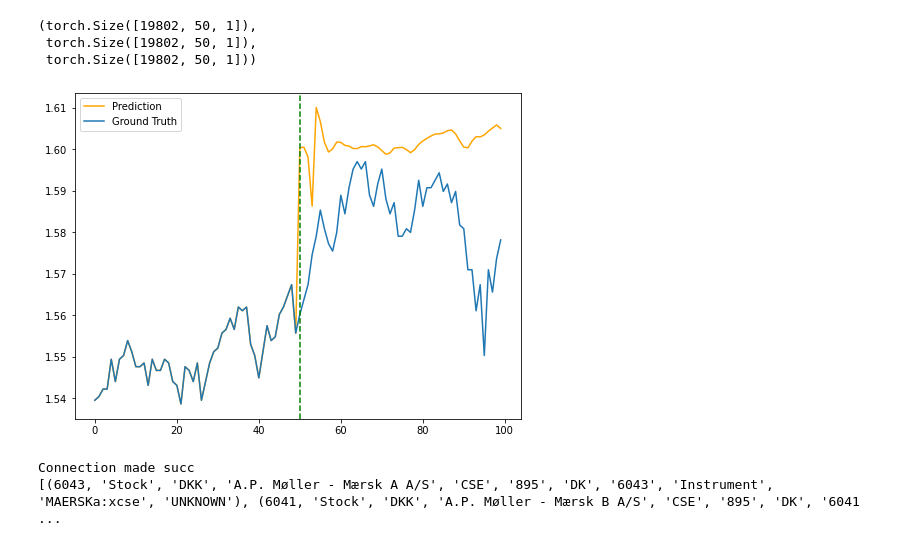
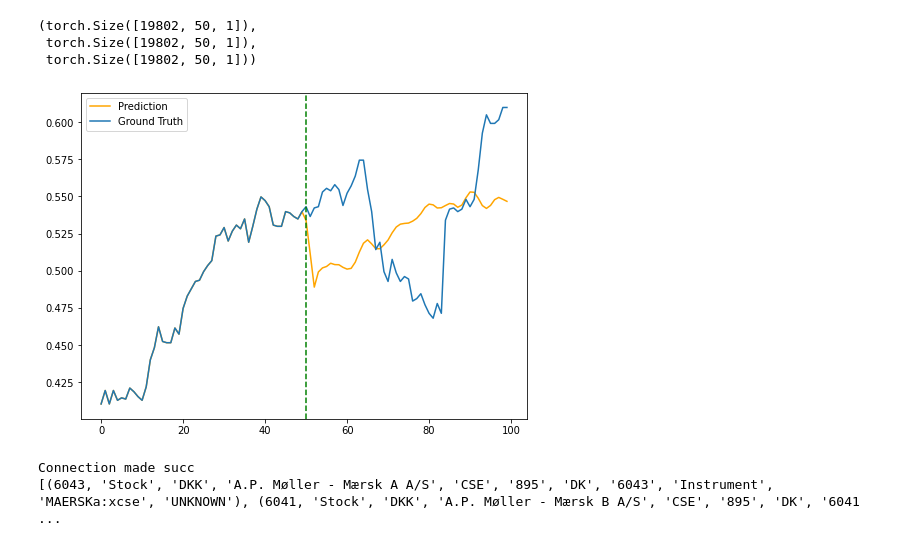
Before and after one commit to Biksbois/BiksStonks, a Jupyter notebook: Forcasting_Models/LSTM/Seq2Seq(Attention).ipynb, the cells around one changed output. Cells and saved outputs as stored; diff of their text form; code cells hidden in the pictures.

```diff
--- a/Forcasting_Models/LSTM/Seq2Seq(Attention).ipynb
+++ b/Forcasting_Models/LSTM/Seq2Seq(Attention).ipynb
@@ -94,10 +94,6 @@ def GetStocksHourly(n):
     comps = dbAccess.getNcompanies(n)
     result = []
     for comp in comps:
-        result.append(DatAccess.get_data_for_datasetid(str(comp[0]), "h",dbAccess.conn.GetConnector()))
-
-    DF = dbAccess.getStockDFFromCompany(comp, column="open, high, low, close, volume")
-    result = []
-    for df in DF:
-        result.append(preprocess.resample_data_to_interval('H', df))
-    return DF
+        result.append(DatAccess.get_data_for_datasetid(str(comp[0]),dbAccess.conn.GetConnector(),"h")["close"])
+    return result
+test = GetStocksHourly(10)
@@ -260,7 +257,6 @@ def getData():
         for window in it:
             actual.append(window)
     return actual
-cd = getData()
 bd = getBigData()
 # %% [output]
 Connection made succ
@@ -355,25 +376,25 @@ input_batch.shape, output_batch.shape, target_batch.shape
  torch.Size([19802, 50, 1]),
  torch.Size([19802, 50, 1]))
 # %%
-idx = 15
+idx = 260
 
 # plot graph
 y_ground = np.concatenate((input_batch[idx].reshape(-1), target_batch[idx].reshape(-1)), 0)
 model.eval()
 hidden = torch.zeros(num_layers, 1, n_hidden)
 y_pred = model(input_batch[idx].unsqueeze(0), hidden, input_batch[idx].unsqueeze(0))[0].detach().numpy().reshape(-1)
 y_pred = np.concatenate((input_batch[idx].reshape(-1), y_pred), 0)
 
 # plot graph
 fig, ax = plt.subplots(1, 1, figsize=(8, 6))
 ax.plot(y_pred, label='Prediction', c="orange")
 ax.plot(y_ground, label='Ground Truth')
 # plt add v line at 50
 ax.axvline(50, color='green', linestyle='--')
 ax.legend()
 plt.show()
 # %% [output]
-[figure, old version]
+[figure, new version]
 # %%
 closingData = GetSingleStockDF()[1][:1000].values
 # re scale data
```
Also changed, not shown: parts of 5 cells of this notebook.
